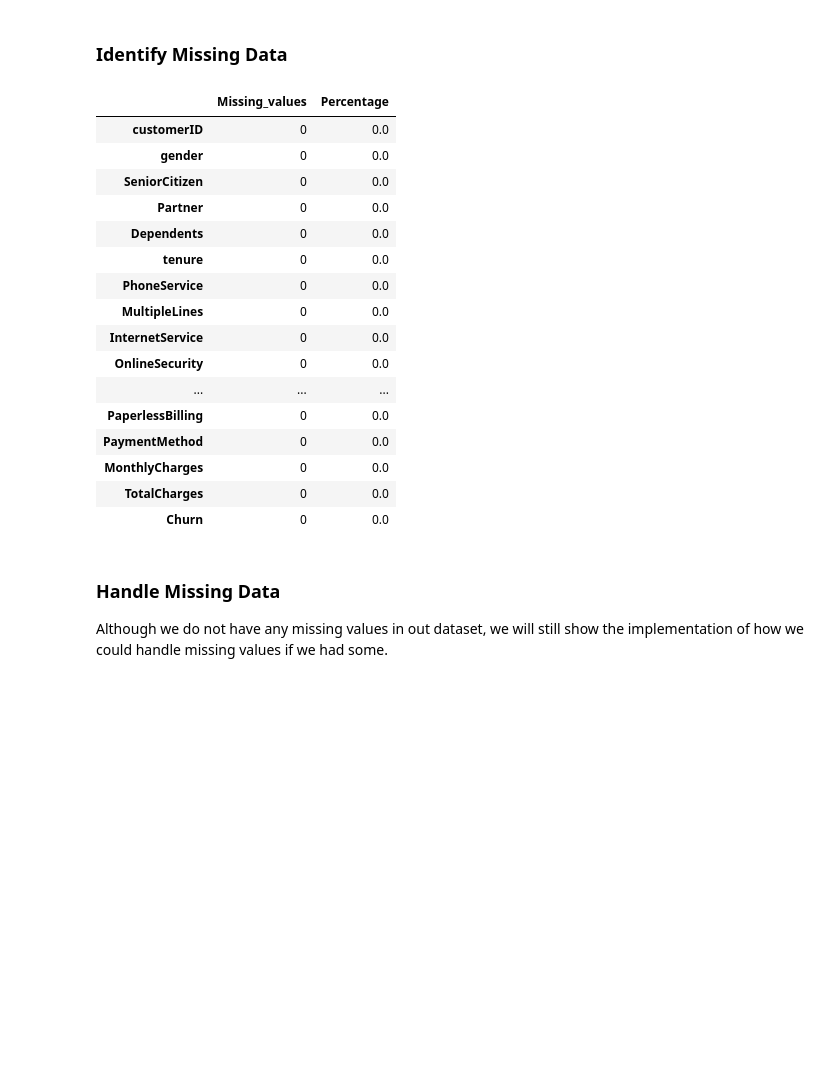
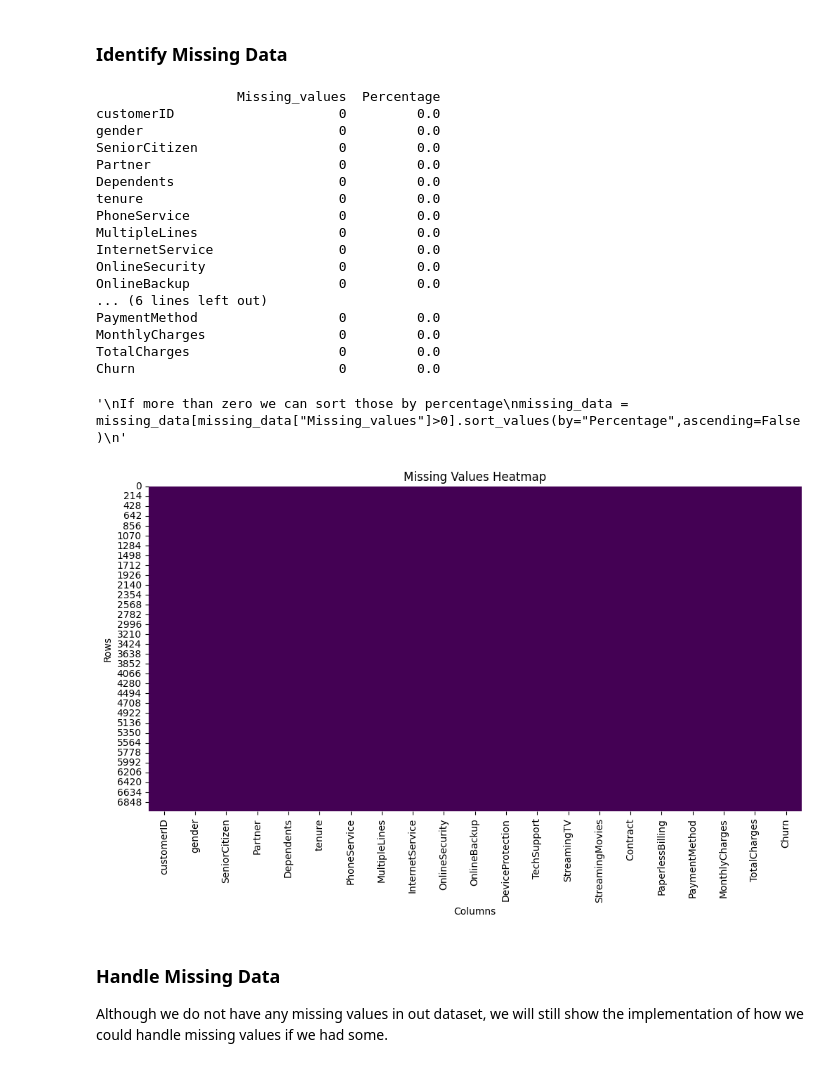
Before and after one commit to kharelprajwol/machine-learning, a Jupyter notebook: projects/1-customer-churn-prediction/customer_churn_prediction/notebooks/02_data_cleaning.ipynb, the cells around one changed output. Cells and saved outputs as stored; diff of their text form; code cells hidden in the pictures; blank space fills up the shorter version.

```diff
--- a/projects/1-customer-churn-prediction/customer_churn_prediction/notebooks/02_data_cleaning.ipynb
+++ b/projects/1-customer-churn-prediction/customer_churn_prediction/notebooks/02_data_cleaning.ipynb
@@ -37,32 +37,47 @@ Dataset loaded successfully!
 # %% [markdown]
 ### Identify Missing Data
 # %%
+# Find number and percentage of missing values for each column
 missing_values = df.isnull().sum()
 missing_percentage = (missing_values / len(df)) * 100
+
+# Show result in dataframe
 missing_data = pd.DataFrame({"Missing_values":missing_values,"Percentage":missing_percentage})
-missing_data
+print(missing_data)
+
 """
 If more than zero we can sort those by percentage
 missing_data = missing_data[missing_data["Missing_values"]>0].sort_values(by="Percentage",ascending=False)
 """
 # %% [output]
-|  | Missing_values | Percentage |
-| customerID | 0 | 0.0 |
-| gender | 0 | 0.0 |
-| SeniorCitizen | 0 | 0.0 |
-| Partner | 0 | 0.0 |
-| Dependents | 0 | 0.0 |
-| tenure | 0 | 0.0 |
-| PhoneService | 0 | 0.0 |
-| MultipleLines | 0 | 0.0 |
-| InternetService | 0 | 0.0 |
-| OnlineSecurity | 0 | 0.0 |
-| ... | ... | ... |
-| PaperlessBilling | 0 | 0.0 |
-| PaymentMethod | 0 | 0.0 |
-| MonthlyCharges | 0 | 0.0 |
-| TotalCharges | 0 | 0.0 |
-| Churn | 0 | 0.0 |
+                  Missing_values  Percentage
+customerID                     0         0.0
+gender                         0         0.0
+SeniorCitizen                  0         0.0
+Partner                        0         0.0
+Dependents                     0         0.0
+tenure                         0         0.0
+PhoneService                   0         0.0
+MultipleLines                  0         0.0
+InternetService                0         0.0
+OnlineSecurity                 0         0.0
+OnlineBackup                   0         0.0
+... (6 lines left out)
+PaymentMethod                  0         0.0
+MonthlyCharges                 0         0.0
+TotalCharges                   0         0.0
+Churn                          0         0.0
+'\nIf more than zero we can sort those by percentage\nmissing_data = missing_data[missing_data["Missing_values"]>0].sort_values(by="Percentage",ascending=False)\n'
+# %%
+# Visualize missing values
+plt.figure(figsize=(12, 6))
+sns.heatmap(df.isnull(), cbar=False, cmap="viridis")
+plt.title("Missing Values Heatmap")
+plt.xlabel("Columns")
+plt.ylabel("Rows")
+plt.show()
+# %% [output]
+[figure, added]
 # %% [markdown]
 ### Handle Missing Data
 Although we do not have any missing values in out dataset, we will still show the implementation of how we could handle missing values if we had some.
```
Also changed, not shown: parts of 16 cells of this notebook.
